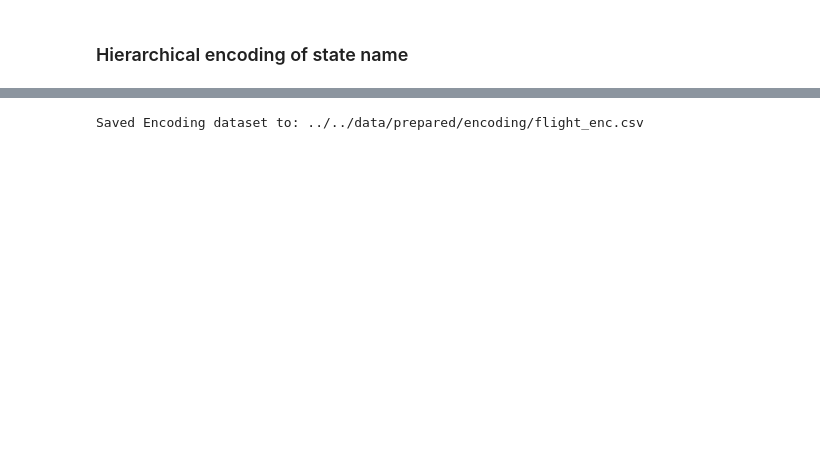
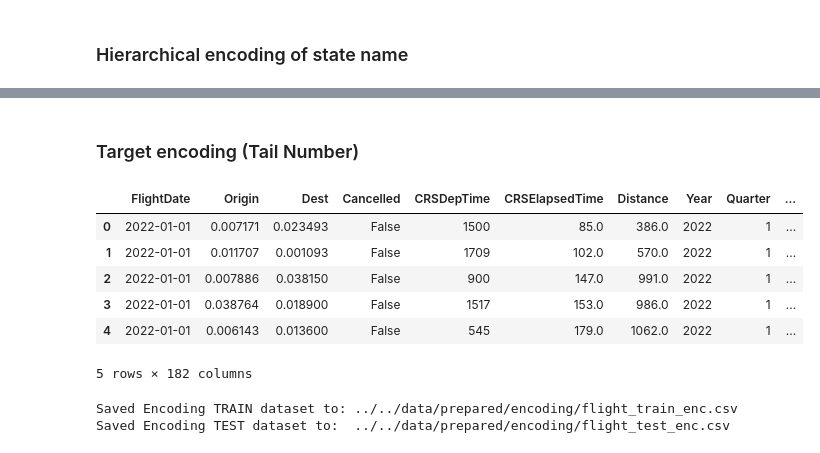
Before and after one commit to ch4uz/ds-project, a Jupyter notebook: classification/ds2_flight_cancellation/notebooks/ds2_lab3_preparation/ds2_lab3_encoding.ipynb, the cells around one changed output, grey strips where cells are left out. Saved outputs shown, nothing was run; the diff lists cells and outputs as text; code cells hidden in the pictures; blank space fills up the shorter version.

```diff
--- a/classification/ds2_flight_cancellation/notebooks/ds2_lab3_preparation/ds2_lab3_encoding.ipynb
+++ b/classification/ds2_flight_cancellation/notebooks/ds2_lab3_preparation/ds2_lab3_encoding.ipynb
@@ -206,6 +208,31 @@ for var in symbolic:
+# %% [markdown]
+### Target encoding (Tail Number)
+# %%
+target_mean_encoding = (
+    train_enc.groupby("Tail_Number")["Cancelled"].mean().to_dict()
+)
+
+train_enc["Tail_Number"] = train_enc["Tail_Number"].map(target_mean_encoding)
+test_enc["Tail_Number"]  = test_enc["Tail_Number"].map(target_mean_encoding)
+
+train_enc.head()
+# %% [output]
+|  | FlightDate | Origin | Dest | Cancelled | CRSDepTime | CRSElapsedTime | Distance | Year | Quarter | ... |
+| 0 | 2022-01-01 | 0.007171 | 0.023493 | False | 1500 | 85.0 | 386.0 | 2022 | 1 | ... |
+| 1 | 2022-01-01 | 0.011707 | 0.001093 | False | 1709 | 102.0 | 570.0 | 2022 | 1 | ... |
+| 2 | 2022-01-01 | 0.007886 | 0.038150 | False | 900 | 147.0 | 991.0 | 2022 | 1 | ... |
+| 3 | 2022-01-01 | 0.038764 | 0.018900 | False | 1517 | 153.0 | 986.0 | 2022 | 1 | ... |
+| 4 | 2022-01-01 | 0.006143 | 0.013600 | False | 545 | 179.0 | 1062.0 | 2022 | 1 | ... |
+5 rows × 182 columns
 # %%
-output_path = "../../data/prepared/encoding/flight_enc.csv"
-data_enc.to_csv(output_path, index=False)
-print(f"Saved Encoding dataset to: {output_path}")
+output_train_path = "../../data/prepared/encoding/flight_train_enc.csv"
+output_test_path  = "../../data/prepared/encoding/flight_test_enc.csv"
+
+train_enc.to_csv(output_train_path, index=False)
+test_enc.to_csv(output_test_path, index=False)
+
+print(f"Saved Encoding TRAIN dataset to: {output_train_path}")
+print(f"Saved Encoding TEST dataset to:  {output_test_path}")
 # %% [output]
-Saved Encoding dataset to: ../../data/prepared/encoding/flight_enc.csv
+Saved Encoding TRAIN dataset to: ../../data/prepared/encoding/flight_train_enc.csv
+Saved Encoding TEST dataset to:  ../../data/prepared/encoding/flight_test_enc.csv
```
Also changed, not shown: parts of 14 cells of this notebook.
